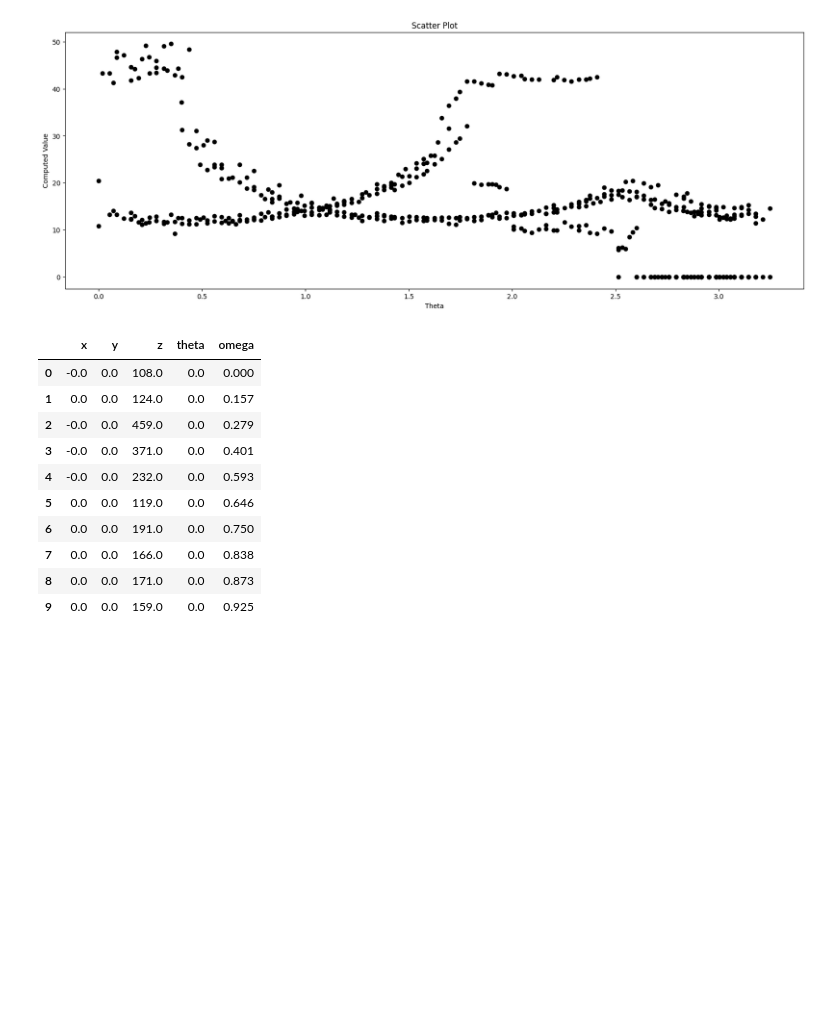
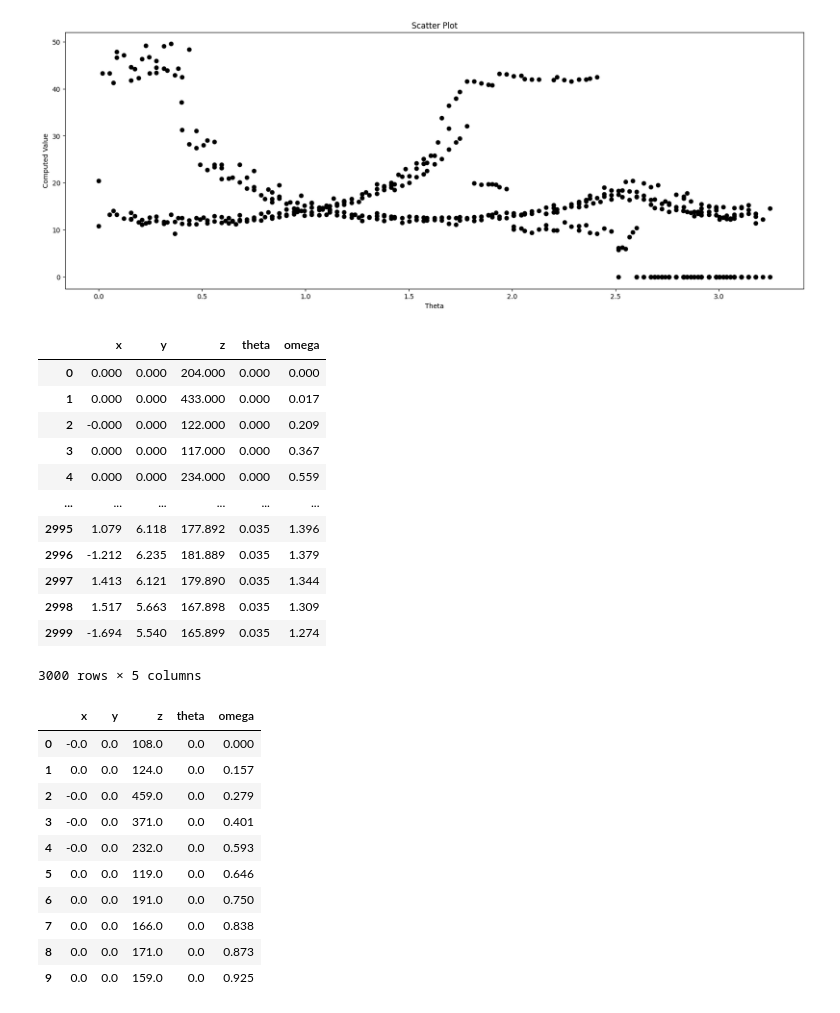
Before and after one commit to STARS-Dominican-University/LunarLIDAR, a Jupyter notebook: source/notebook/Data-Analysis.ipynb, the cells around one changed output. Cells and saved outputs as stored; diff of their text form; code cells hidden in the pictures; blank space fills up the shorter version.

```diff
--- a/source/notebook/Data-Analysis.ipynb
+++ b/source/notebook/Data-Analysis.ipynb
@@ -144,7 +144,21 @@ plt.show()
 # %% [output]
 [figure]
 # %%
-even = pd.read_csv('../../data/lunar_point_cloud.csv', skiprows=lambda x: (x != 0) and not x % 2)
+pd.read_csv('../../data/lunar_point_cloud.csv', skiprows=lambda x: (x != 0) and not x % 2)
+# %% [output]
+|  | x | y | z | theta | omega |
+| 0 | 0.000 | 0.000 | 204.000 | 0.000 | 0.000 |
+| 1 | 0.000 | 0.000 | 433.000 | 0.000 | 0.017 |
+| 2 | -0.000 | 0.000 | 122.000 | 0.000 | 0.209 |
+| 3 | 0.000 | 0.000 | 117.000 | 0.000 | 0.367 |
+| 4 | 0.000 | 0.000 | 234.000 | 0.000 | 0.559 |
+| ... | ... | ... | ... | ... | ... |
+| 2995 | 1.079 | 6.118 | 177.892 | 0.035 | 1.396 |
+| 2996 | -1.212 | 6.235 | 181.889 | 0.035 | 1.379 |
+| 2997 | 1.413 | 6.121 | 179.890 | 0.035 | 1.344 |
+| 2998 | 1.517 | 5.663 | 167.898 | 0.035 | 1.309 |
+| 2999 | -1.694 | 5.540 | 165.899 | 0.035 | 1.274 |
+3000 rows × 5 columns
 # %%
 even = []
 
```
Also changed, not shown: parts of 2 cells of this notebook.
